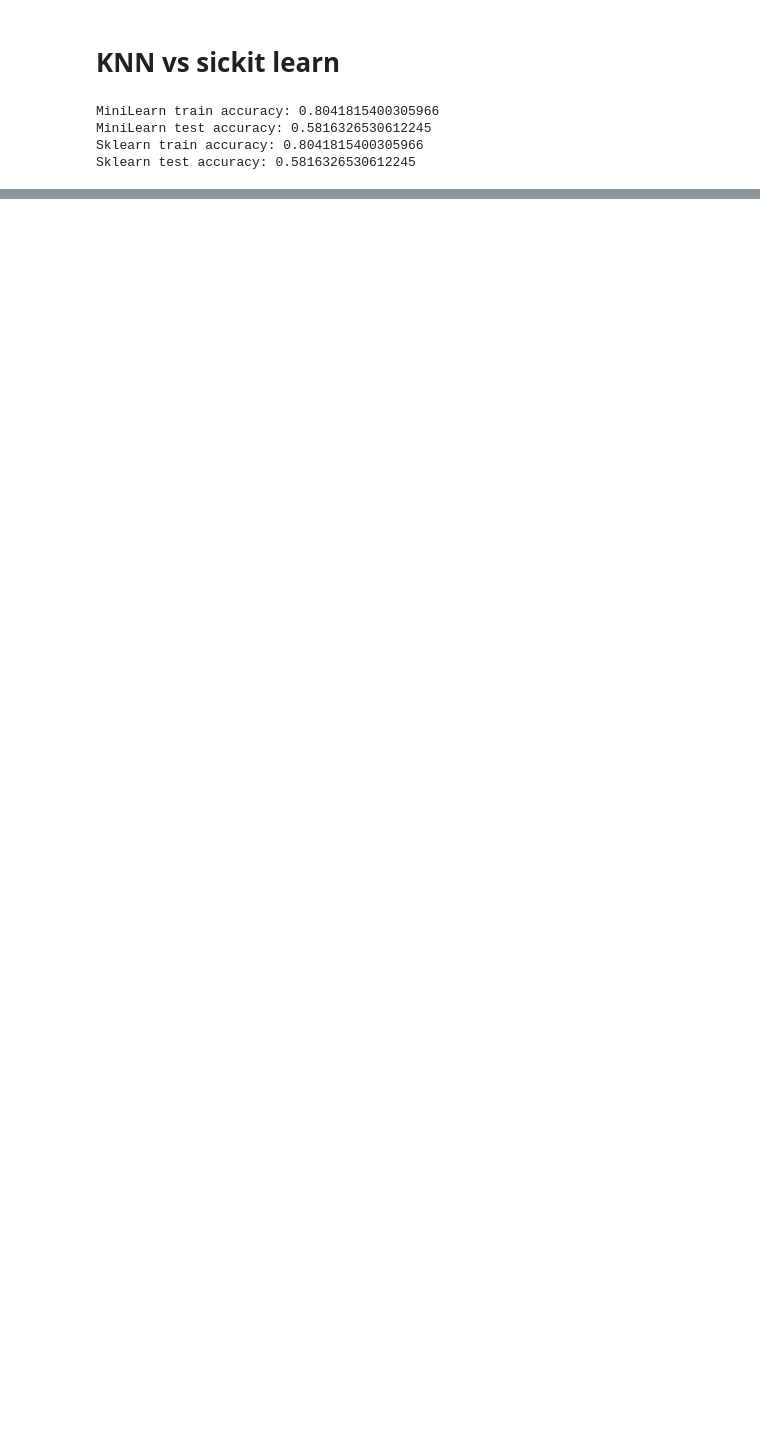
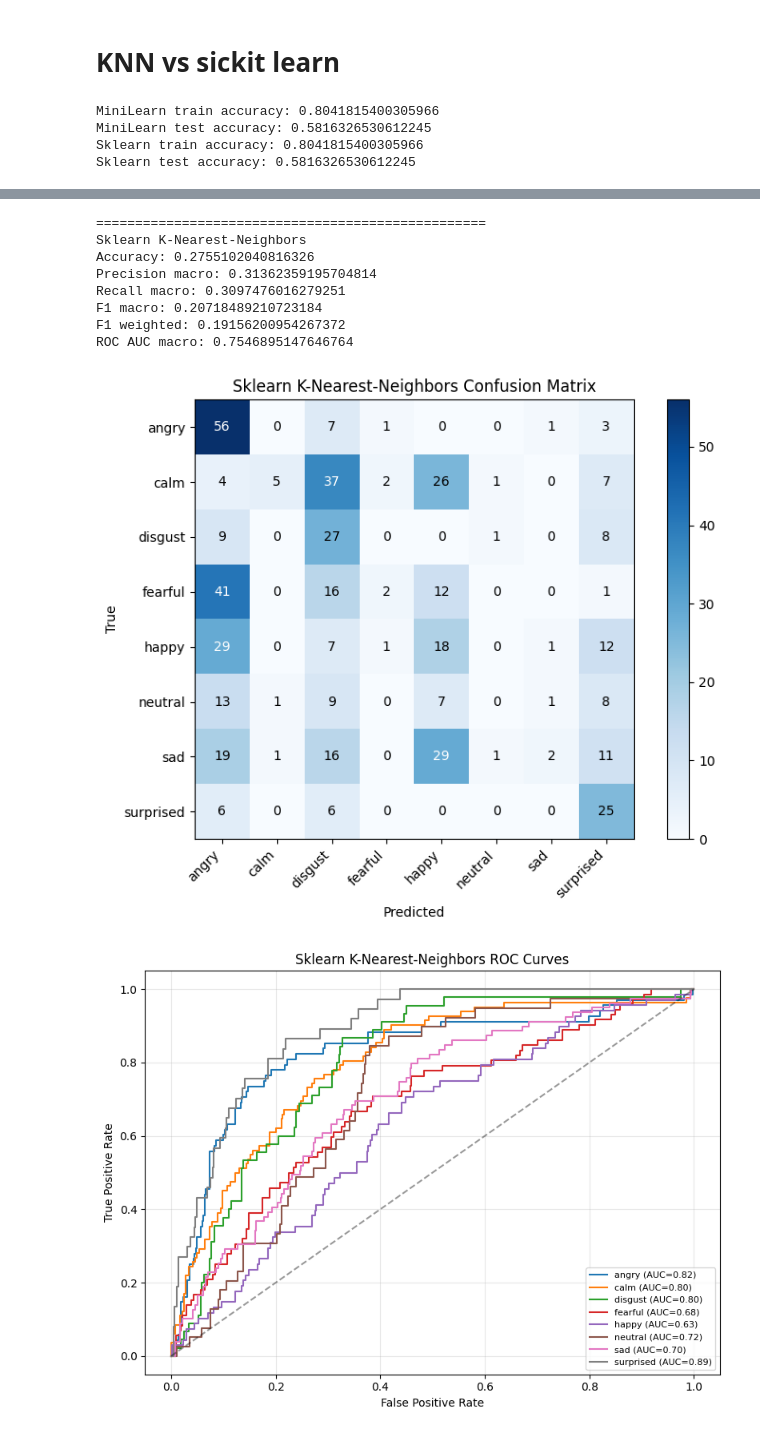
Before and after one commit to BradMartinMiami/SchoolProjectCSE432, a Jupyter notebook: SER_Project/notebooks/Classification.ipynb, the cells around one changed output, grey strips where cells are left out. Saved outputs shown, nothing was run; the diff lists cells and outputs as text; code cells hidden in the pictures; blank space fills up the shorter version.

```diff
--- a/SER_Project/notebooks/Classification.ipynb
+++ b/SER_Project/notebooks/Classification.ipynb
@@ -215,0 +195,19 @@ ROC AUC macro: 0.8946843851327021
+# %%
+from minilearn.classifiers.NBG import GaussianNaiveBayesMM
+from sklearn.naive_bayes import GaussianNB
+
+
+skimodelGNB = GaussianNB()
+minilearnmodelGNB = GaussianNaiveBayesMM()
+
+skimodelGNB.fit(X_train_scaled, y_train)
+minilearnmodelGNB.fit(X_train_scaled, y_train)
+
+ski_pred_GNB = skimodelGNB.predict(X_test_scaled)
+mini_pred_GNB = minilearnmodelGNB.predict(X_test_scaled)
+
+print("MiniLearn train accuracy:", minilearnmodelGNB.score(X_train_scaled, y_train))
+print("MiniLearn test accuracy:", minilearnmodelGNB.score(X_test_scaled, y_test))
+
+print("Sklearn train accuracy:", skimodelGNB.score(X_train_scaled, y_train))
+print("Sklearn test accuracy:", skimodelGNB.score(X_test_scaled, y_test))
@@ -215,0 +219,30 @@ ROC AUC macro: 0.8946843851327021
+# %%
+ski_proba_GNB = skimodelGNB.predict_proba(X_test_scaled)
+mini_proba_GNB = minilearnmodelGNB.predict_proba(X_test_scaled)
+
+for model_name, preds, proba in [
+    ("Sklearn K-Nearest-Neighbors", ski_pred_GNB, ski_proba_GNB),
+    ("MiniLearn K-Nearest-Neighbors", mini_pred_GNB, mini_proba_GNB)
+]:
+    print("=" * 50)
+    print(model_name)
+    print("Accuracy:", accuracy(y_test, preds))
+    print("Precision macro:", precision(y_test, preds, labels))
+    print("Recall macro:", recall(y_test, preds, labels))
+    print("F1 macro:", f1_score(y_test, preds, labels))
+    print("F1 weighted:", f1_score(y_test, preds, labels, average="weighted"))
+    print("ROC AUC macro:", roc_auc(y_test, proba, labels))
+    cm = confusion_matrix(y_test, preds, labels)
+    plot_confusion_matrix(cm, class_names, title=f"{model_name} Confusion Matrix")
+    plot_roc_curves(y_test, proba, labels, class_names, title=f"{model_name} ROC Curves")
+# %% [output]
+==================================================
+Sklearn K-Nearest-Neighbors
+Accuracy: 0.2755102040816326
+Precision macro: 0.31362359195704814
+Recall macro: 0.3097476016279251
+F1 macro: 0.20718489210723184
+F1 weighted: 0.19156200954267372
+ROC AUC macro: 0.7546895147646764
+[figure, added]
+[figure, added]
```
Also changed, not shown: parts of 4 cells of this notebook, 1 other file.
